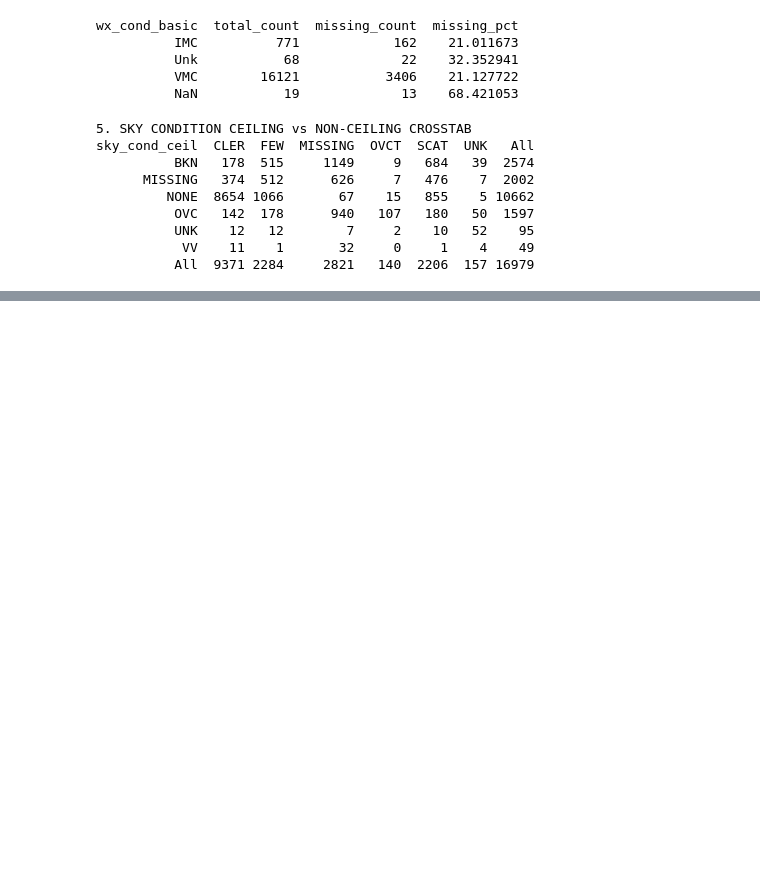
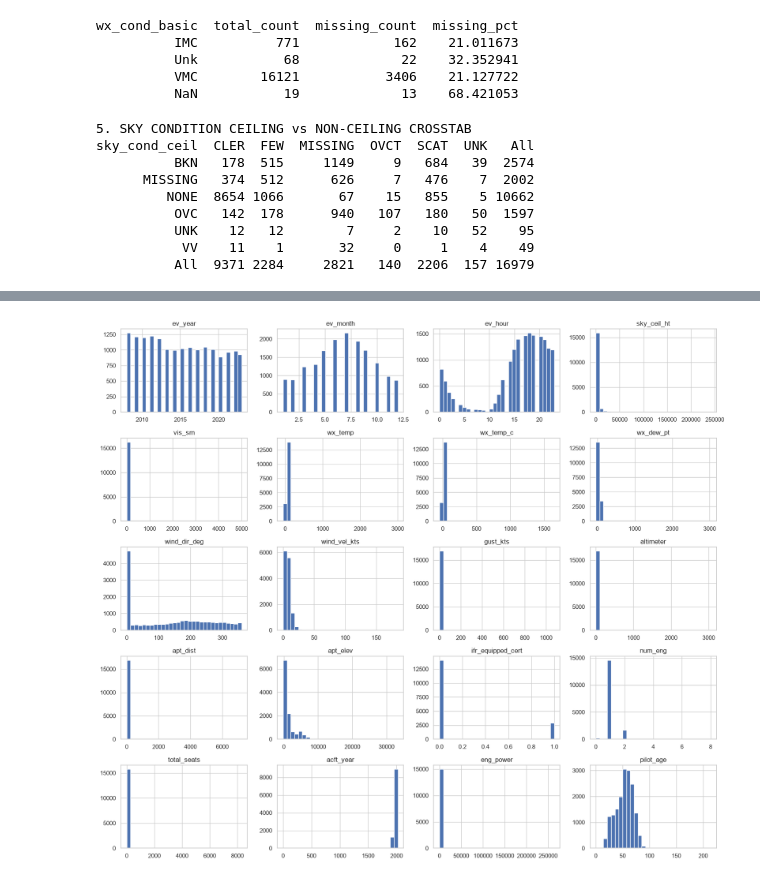
Before and after one commit to tiagoascensao06-lang/Machine-Learning-project---Plane-, a Jupyter notebook: ML_NB0_EDA.ipynb, the cells around one changed output, grey strips where cells are left out. Cells and saved outputs as stored; diff of their text form; code cells hidden in the pictures; blank space fills up the shorter version.

```diff
--- a/ML_NB0_EDA.ipynb
+++ b/ML_NB0_EDA.ipynb
@@ -393,0 +491,7 @@ sky_cond_ceil  CLER  FEW  MISSING  OVCT  SCAT  UNK   All
+# %%
+#numerical features distribution
+learn_data.drop(columns='fatal').hist(bins=30, figsize=(16, 14))
+plt.tight_layout()
+plt.show()
+# %% [output]
+[figure, added]
```
Also changed, not shown: parts of 17 cells of this notebook.
